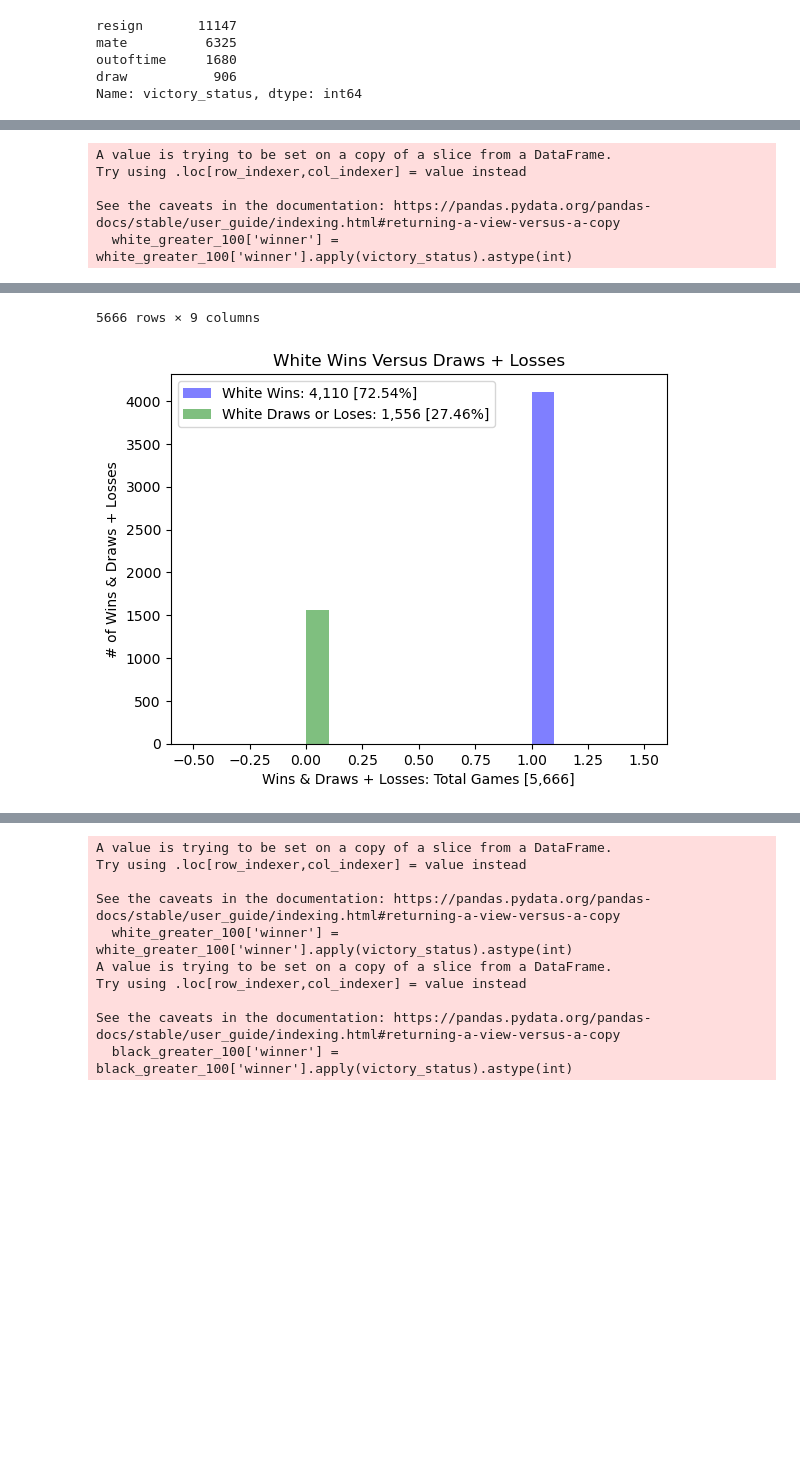
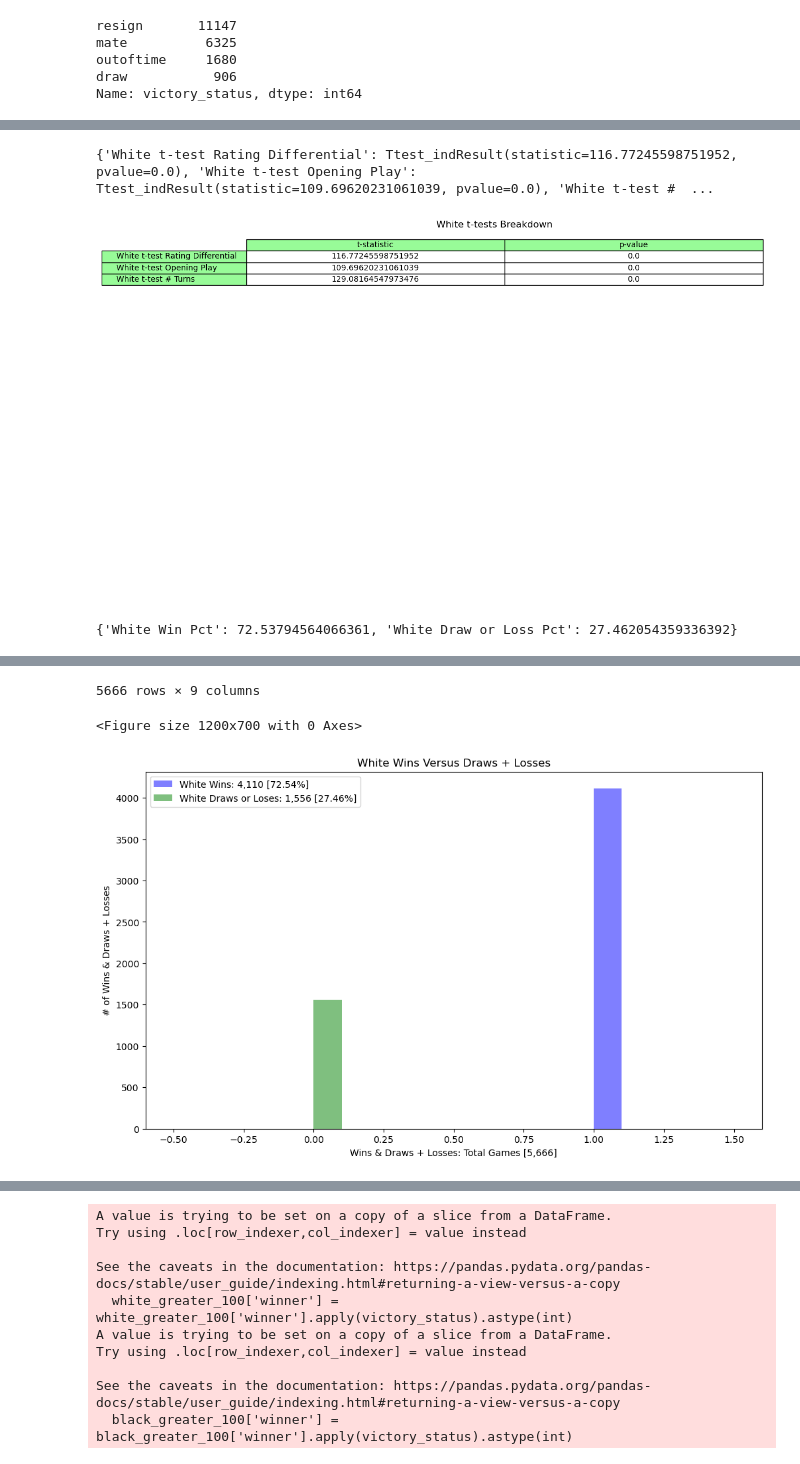
Before and after one commit to mbrann2/chess_games, a Jupyter notebook: notebooks/chess_games.ipynb, the cells around one changed output, grey strips where cells are left out. Saved outputs shown, nothing was run; the diff lists cells and outputs as text; code cells hidden in the pictures; blank space fills up the shorter version.

```diff
--- a/notebooks/chess_games.ipynb
+++ b/notebooks/chess_games.ipynb
@@ -129,7 +130,7 @@ wins_versus_draws(chess_games)
 # Perform t-test to analyze the p-value and ultimately the null & alternate hypotheses for white differentials.
 # Histogram pot displaying white wins versus white draws when white is the superior opponent.
 
-def chess_differentials_white(chess_df):
+def chess_differentials_white(chess_df, path1='../images/white_t_tests.png', path2='../images/white_wins_vs_draws_&_losses.png'):
     chess_df = chess_df.copy()
     chess_df['Rating Differential White'] = (chess_df['white_rating'] - chess_df['black_rating']).astype(int)
     black_wins = chess_df[(chess_df['Rating Differential White'] > 100) & (chess_df['winner'] == 'black')].value_counts()
@@ -140,43 +141,72 @@ def chess_differentials_white(chess_df):
             return 0
 
         else:
             return 1
 
     white_greater_100['winner'] = white_greater_100['winner'].apply(victory_status).astype(int)
 
-    white_ttest = spicystats.ttest_ind(white_greater_100['Rating Differential White'], white_greater_100['winner'], equal_var = False)
+    white_ttest_rating_diff = spicystats.ttest_ind(white_greater_100['Rating Differential White'], white_greater_100['winner'], equal_var = False)
+    white_ttest_opening_play = spicystats.ttest_ind(white_greater_100['opening_ply'], white_greater_100['winner'], equal_var = False)
+    white_ttest_num_turns = spicystats.ttest_ind(white_greater_100['turns'], white_greater_100['winner'], equal_var = False)
+
+    tests = [white_ttest_rating_diff, white_ttest_opening_play, white_ttest_num_turns]
+    rows = ['White t-test Rating Differential', 'White t-test Opening Play', 'White t-test # Turns']
+    columns = ['t-statistic', 'p-value']
+    print({'White t-test Rating Differential': white_ttest_rating_diff, 'White t-test Opening Play': white_ttest_opening_play, 'White t-test # Turns': white_ttest_num_turns})
+
+    fig, ax = plt.subplots()
+    ax.set_axis_off()
+    ax.set_title('White t-tests Breakdown')
+    table = ax.table(
+    cellText = tests,
+    rowLabels = rows,
+    colLabels = columns,
+    rowColours =["palegreen"] * 10,
+    colColours =["palegreen"] * 10,
+    cellLoc ='center',
+    loc ='upper left')
+
+    fig.tight_layout()
+
+
+
+    plt.savefig(path1)
+    plt.show()
+    plt.clf()
+
+
 
     fig,ax = plt.subplots()
 
     white_victory = white_greater_100[white_greater_100['winner'] == 1]
     white_draw_or_loss = white_greater_100[white_greater_100['winner'] == 0]
 
 
     ax.hist(white_victory['winner'], color = 'b', alpha = 0.5, label = 'White Wins: 4,110 [72.54%]')
     ax.hist(white_draw_or_loss['winner'], color = 'g', alpha = 0.5, label = 'White Draws or Loses: 1,556 [27.46%]')
     ax.set_title('White Wins Versus Draws + Losses')
     ax.set_ylabel('# of Wins & Draws + Losses')
     ax.set_xlabel('Wins & Draws + Losses: Total Games [5,666]')
-
+    plt.savefig(path2)
     ax.legend();
 
     white_win_percentage = (4110 /(4110+1556))*100
     white_draw_or_loss_percentage = (1556 /(4110+1556))*100
+    print ({'White Win Pct': white_win_percentage, 'White Draw or Loss Pct': white_draw_or_loss_percentage})
     return white_greater_100
-    # , white_ttest, white_victory, white_draw_or_loss, white_win_percentage, white_draw_or_loss_percentage, black_wins
+
 
 chess_outcomes_white = chess_differentials_white(chess_games)
 chess_outcomes_white
 
-# The p-value is less than 0.05, so we reject the null hypothesis and there is significant difference, or impact,
-# between the white rating differentials, with white being the superior opponent, and who wins the game.
+# The p-value for rating differential, number of turns, and opening play is less than 0.05, with values of 0.00, so we reject all the null hypotheses and there is significant difference, or impact,
+# between: the white rating differentials, the consecutive moves used from an optimal book opening, the number of turns in the game, all in relation to who wins the game.
+# Additionally, the high t-statistic of approximately 116.77, 109.70, and 129.08 for rating differentials, opening book play, and number of turns simply indicates the confidence in the predictor coefficient, since it's very large, and further supports the decision to reject the null hypothesis.
 # When only considering wins and draws plus losses of a higher-ranked white opponent, white wins 72.54% of the time and draws or loses 27.46% of the time over 5,666 games.
 # %% [output]
-A value is trying to be set on a copy of a slice from a DataFrame.
-Try using .loc[row_indexer,col_indexer] = value instead
-
-See the caveats in the documentation: https://pandas.pydata.org/pandas-docs/stable/user_guide/indexing.html#returning-a-view-versus-a-copy
-  white_greater_100['winner'] = white_greater_100['winner'].apply(victory_status).astype(int)
+{'White t-test Rating Differential': Ttest_indResult(statistic=116.77245598751952, pvalue=0.0), 'White t-test Opening Play': Ttest_indResult(statistic=109.69620231061039, pvalue=0.0), 'White t-test #  ...
+[figure, new version]
+{'White Win Pct': 72.53794564066361, 'White Draw or Loss Pct': 27.462054359336392}
 |  | turns | victory_status | winner | white_rating | black_rating | moves | opening_name | opening_ply | ... |
 | 0 | 13 | outoftime | 1 | 1500 | 1191 | d4 d5 c4 c6 cxd5 e6 dxe6 fxe6 Nf3... | Slav Defense: Exchange Variation | 5 | ... |
 | 5 | 5 | draw | 0 | 1250 | 1002 | e4 c5 Nf3 Qa5 a3 | Sicilian Defense: Mongoose Variation | 4 | ... |
@@ -189,8 +219,9 @@ See the caveats in the documentation: https://pandas.pydata.org/pandas-docs/stab
 | 20050 | 9 | outoftime | 1 | 1243 | 1142 | c4 e5 d4 exd4 Qxd4 Nf6 Bg5 Be7 e4 | English Opening: King's English V... | 2 | ... |
 | 20053 | 24 | resign | 1 | 1691 | 1220 | d4 f5 e3 e6 Nf3 Nf6 Nc3 b6 Be2 Bb... | Dutch Defense | 2 | ... |
 | 20056 | 109 | resign | 1 | 1360 | 1227 | e4 d6 d4 Nf6 e5 dxe5 dxe5 Qxd1+ K... | Pirc Defense | 4 | ... |
-5666 rows × 9 columns
-[figure, old version]
+5666 rows × 9 columns
+<Figure size 1200x700 with 0 Axes>
+[figure, added]
 # %%
 # Look at stronger black players, greater than 100 ELO, and map black wins to 1 and black draws or losses to 0.
 # Perform t-test to analyze the p-value and ultimately the null & alternate hypotheses for black differentials.
```
Also changed, not shown: parts of 8 cells of this notebook, 11 other files.
